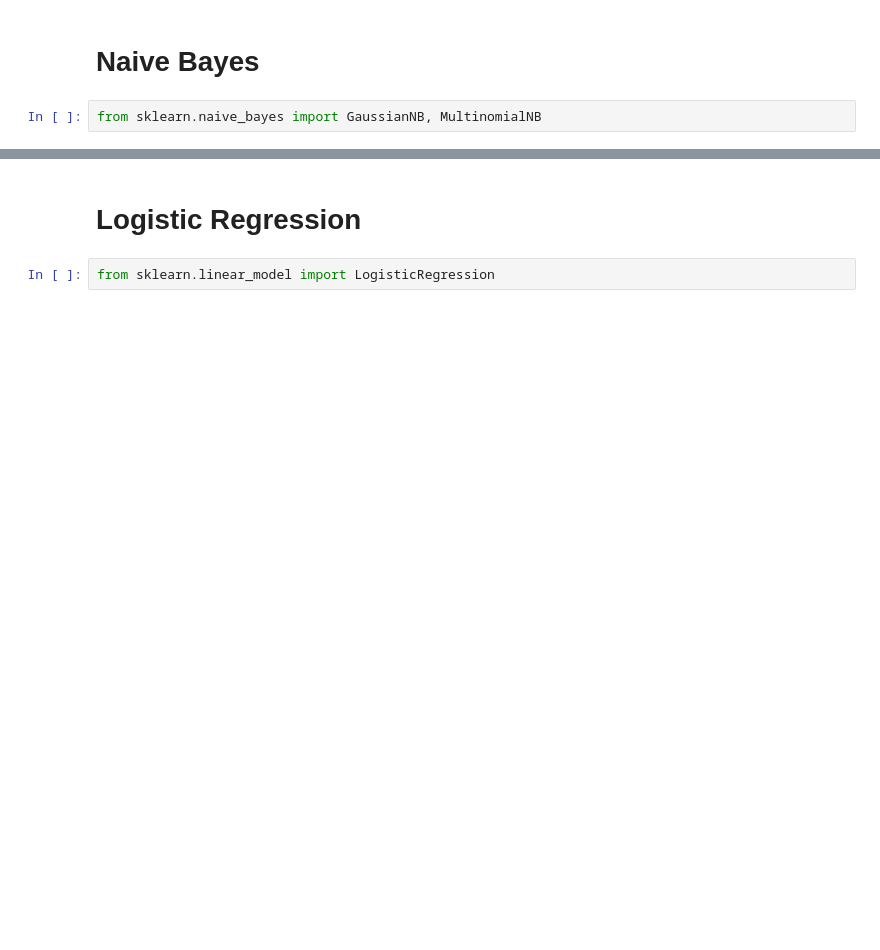
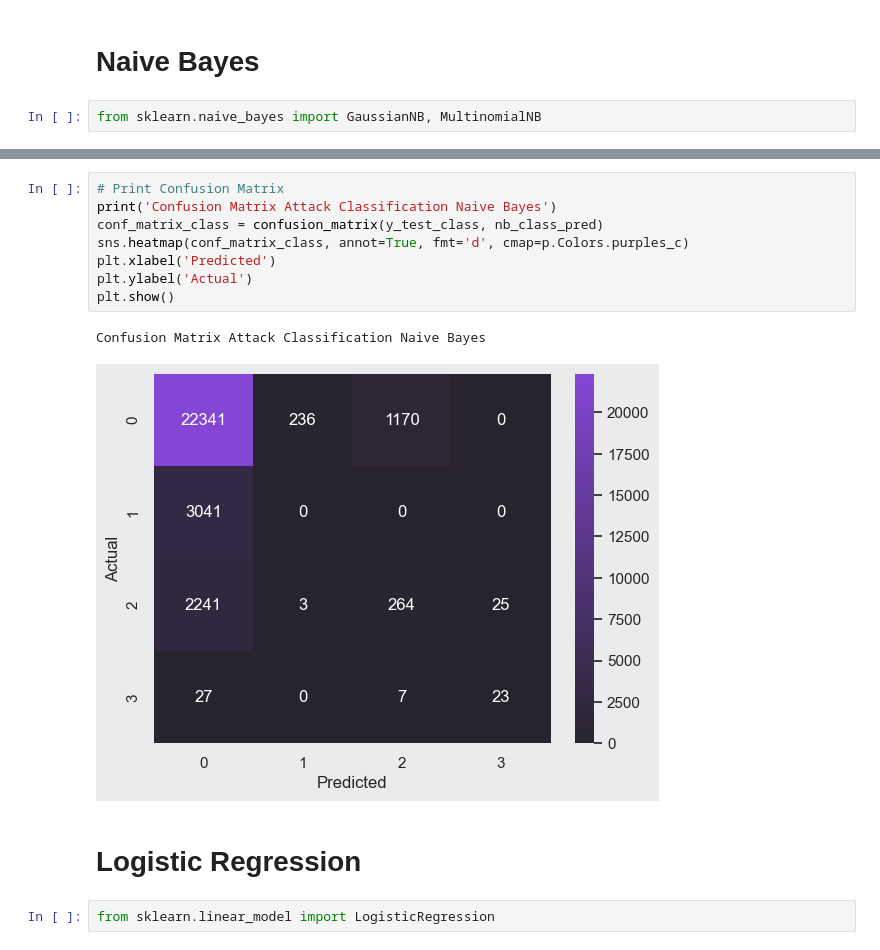
Before and after one commit to WildCodeWolf/Your-Data-Is-Mine, a Jupyter notebook: networktraffic-ml.ipynb, the cells around one changed output, grey strips where cells are left out. Saved outputs shown, nothing was run; the diff lists cells and outputs as text; blank space fills up the shorter version.

```diff
--- a/networktraffic-ml.ipynb
+++ b/networktraffic-ml.ipynb
@@ -182,3 +322,14 @@ Confusion Matrix Attack Detection Naive Bayes
+# %%
+# Print Confusion Matrix
+print('Confusion Matrix Attack Classification Naive Bayes')
+conf_matrix_class = confusion_matrix(y_test_class, nb_class_pred)
+sns.heatmap(conf_matrix_class, annot=True, fmt='d', cmap=p.Colors.purples_c)
+plt.xlabel('Predicted')
+plt.ylabel('Actual')
+plt.show()
+# %% [output]
+Confusion Matrix Attack Classification Naive Bayes
+[figure, added]
 # %% [markdown]
 # Logistic Regression
 # %%
```
Also changed, not shown: parts of 40 cells of this notebook.
